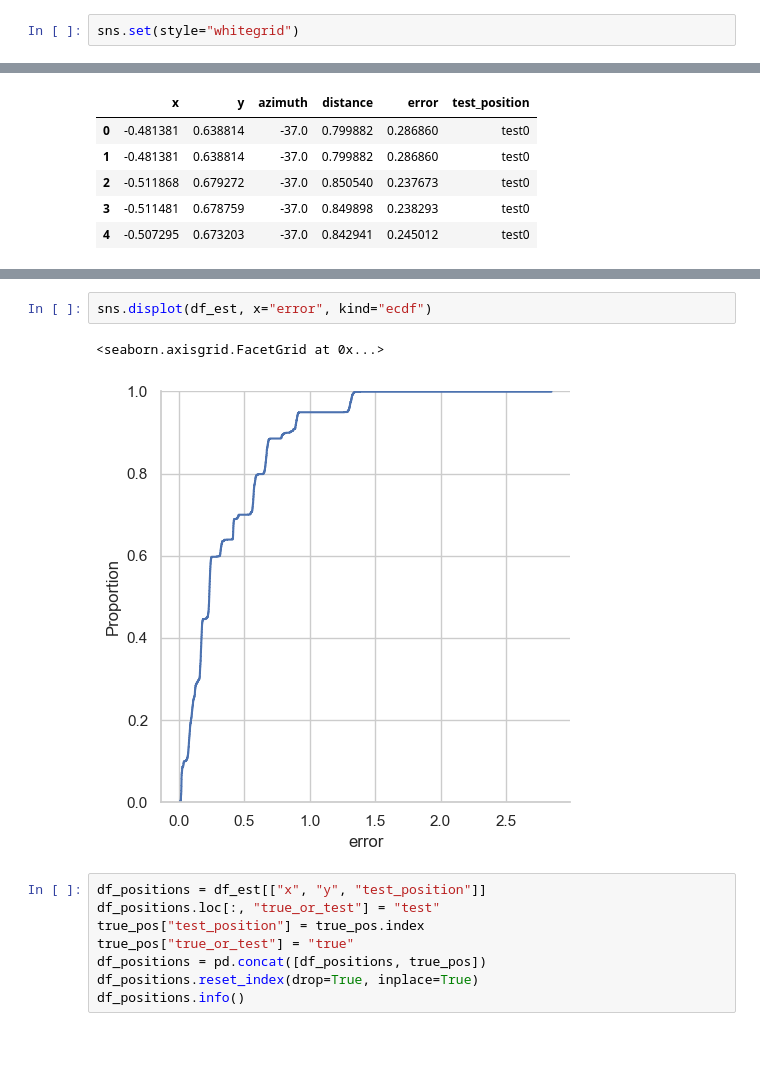
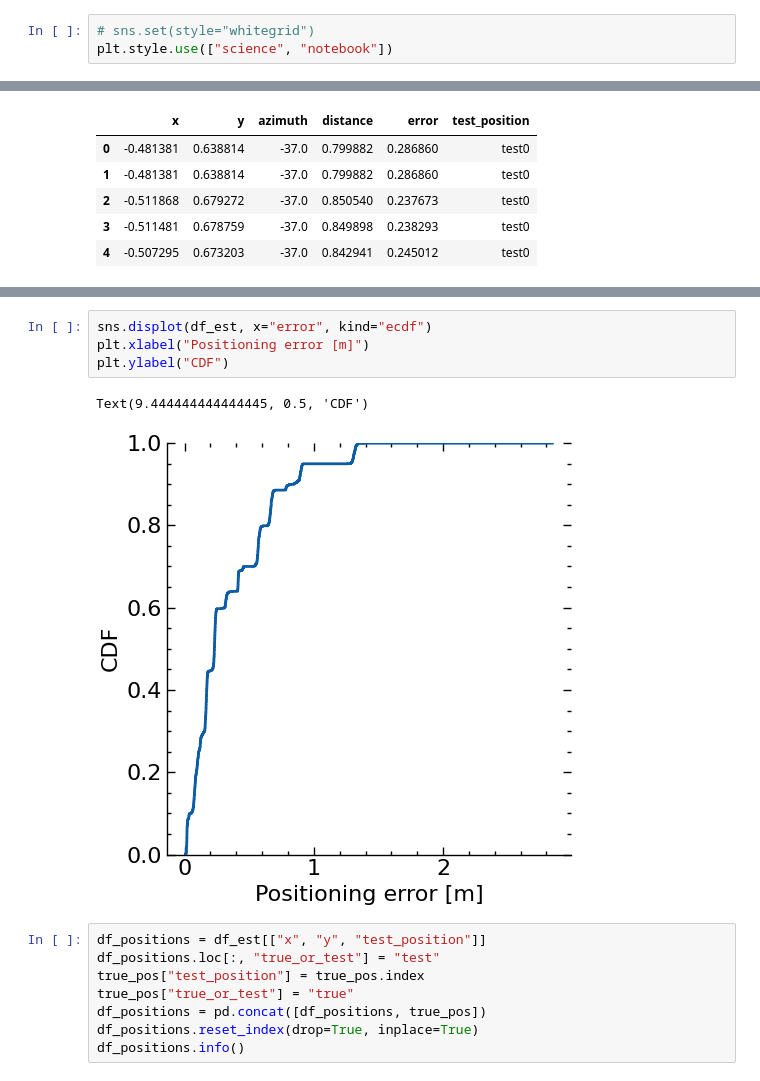
Before and after one commit to auk1709/lab-acoustic, a Jupyter notebook: notebook/pos-phone-agc-off.ipynb, the cells around one changed output, grey strips where cells are left out. Saved outputs shown, nothing was run; the diff lists cells and outputs as text; blank space fills up the shorter version.

```diff
--- a/notebook/pos-phone-agc-off.ipynb
+++ b/notebook/pos-phone-agc-off.ipynb
@@ -12,8 +13,9 @@ from positioning.readwav import readwav
 from positioning.get_spectrum_amplitude import get_tukey_spectrum_amplitude
 from positioning.sound_db import TukeyDB
 from positioning import tools
-# %%
-sns.set(style="whitegrid")
+# %%
+# sns.set(style="whitegrid")
+plt.style.use(["science", "notebook"])
 # %%
 db = TukeyDB("../data/reference-phone-tukey")
 # %%
@@ -85,8 +87,10 @@ sns.displot(df_est, x="error", hue="test_position", kind="ecdf")
 # %%
 sns.displot(df_est, x="error", kind="ecdf")
+plt.xlabel("Positioning error [m]")
+plt.ylabel("CDF")
 # %% [output]
-<seaborn.axisgrid.FacetGrid at 0x...>
+Text(9.444444444444445, 0.5, 'CDF')
-[figure, old version]
+[figure, new version]
 # %%
 df_positions = df_est[["x", "y", "test_position"]]
 df_positions.loc[:, "true_or_test"] = "test"
```
Also changed, not shown: parts of 8 cells of this notebook, 11 other files.
